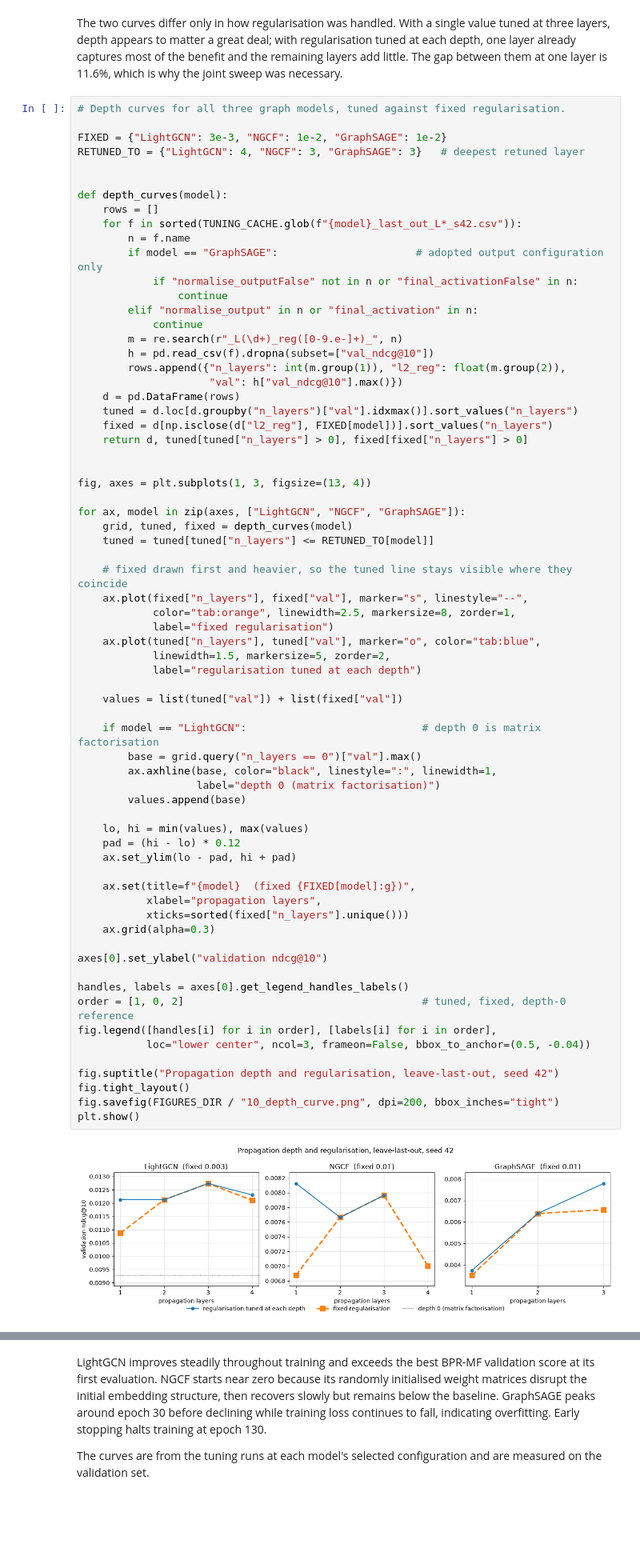
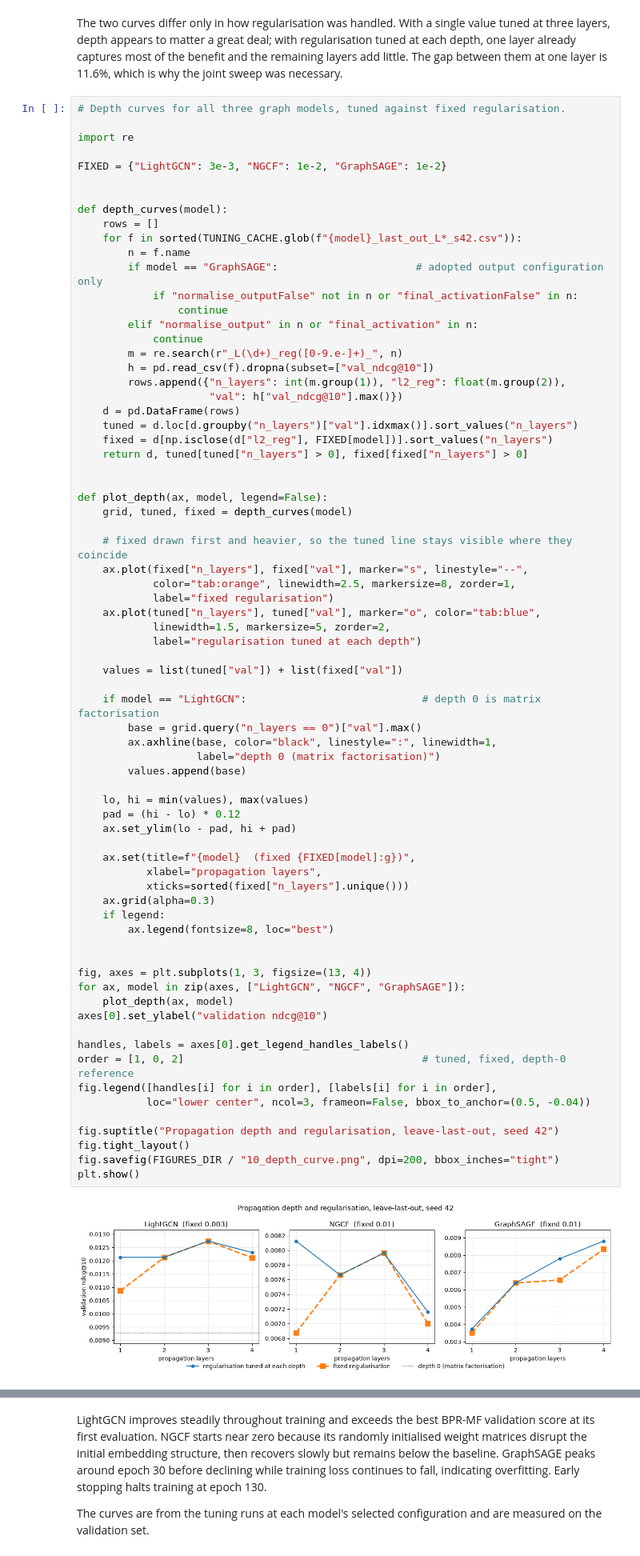
Before and after one commit to ErjonXhani/gnn-recommender-dissertation, a Jupyter notebook: notebooks/10_hyperparameter_tuning.ipynb, the cells around one changed output, grey strips where cells are left out. Shown at 80% size. Drawn from its saved outputs; the diff is of its cells as text; blank space fills up the shorter version.

Commit message:
Complete depth search at four layers for NGCF and GraphSAGE

```diff
--- a/notebooks/10_hyperparameter_tuning.ipynb
+++ b/notebooks/10_hyperparameter_tuning.ipynb
@@ -1090,8 +1129,9 @@ The gap between them at one layer is 11.6%, which is why the joint sweep was nec
 # %%
 # Depth curves for all three graph models, tuned against fixed regularisation.
 
+import re
+
 FIXED = {"LightGCN": 3e-3, "NGCF": 1e-2, "GraphSAGE": 1e-2}
-RETUNED_TO = {"LightGCN": 4, "NGCF": 3, "GraphSAGE": 3}   # deepest retuned layer
 
 
 def depth_curves(model):
@@ -1113,11 +1153,8 @@ def depth_curves(model):
     return d, tuned[tuned["n_layers"] > 0], fixed[fixed["n_layers"] > 0]
 
 
-fig, axes = plt.subplots(1, 3, figsize=(13, 4))
-
-for ax, model in zip(axes, ["LightGCN", "NGCF", "GraphSAGE"]):
+def plot_depth(ax, model, legend=False):
     grid, tuned, fixed = depth_curves(model)
-    tuned = tuned[tuned["n_layers"] <= RETUNED_TO[model]]
 
     # fixed drawn first and heavier, so the tuned line stays visible where they coincide
     ax.plot(fixed["n_layers"], fixed["val"], marker="s", linestyle="--",
@@ -1129,31 +1166,37 @@ for ax, model in zip(axes, ["LightGCN", "NGCF", "GraphSAGE"]):
 
     values = list(tuned["val"]) + list(fixed["val"])
 
     if model == "LightGCN":                            # depth 0 is matrix factorisation
         base = grid.query("n_layers == 0")["val"].max()
         ax.axhline(base, color="black", linestyle=":", linewidth=1,
                    label="depth 0 (matrix factorisation)")
         values.append(base)
 
     lo, hi = min(values), max(values)
     pad = (hi - lo) * 0.12
     ax.set_ylim(lo - pad, hi + pad)
 
     ax.set(title=f"{model}  (fixed {FIXED[model]:g})",
            xlabel="propagation layers",
            xticks=sorted(fixed["n_layers"].unique()))
     ax.grid(alpha=0.3)
+    if legend:
+        ax.legend(fontsize=8, loc="best")
 
+
+fig, axes = plt.subplots(1, 3, figsize=(13, 4))
+for ax, model in zip(axes, ["LightGCN", "NGCF", "GraphSAGE"]):
+    plot_depth(ax, model)
 axes[0].set_ylabel("validation ndcg@10")
 
 handles, labels = axes[0].get_legend_handles_labels()
 order = [1, 0, 2]                                      # tuned, fixed, depth-0 reference
 fig.legend([handles[i] for i in order], [labels[i] for i in order],
            loc="lower center", ncol=3, frameon=False, bbox_to_anchor=(0.5, -0.04))
 
 fig.suptitle("Propagation depth and regularisation, leave-last-out, seed 42")
 fig.tight_layout()
 fig.savefig(FIGURES_DIR / "10_depth_curve.png", dpi=200, bbox_inches="tight")
 plt.show()
 # %% [output]
-[figure, old version]
+[figure, new version]
```
Also changed, not shown: parts of 5 cells of this notebook, 10 other files.
